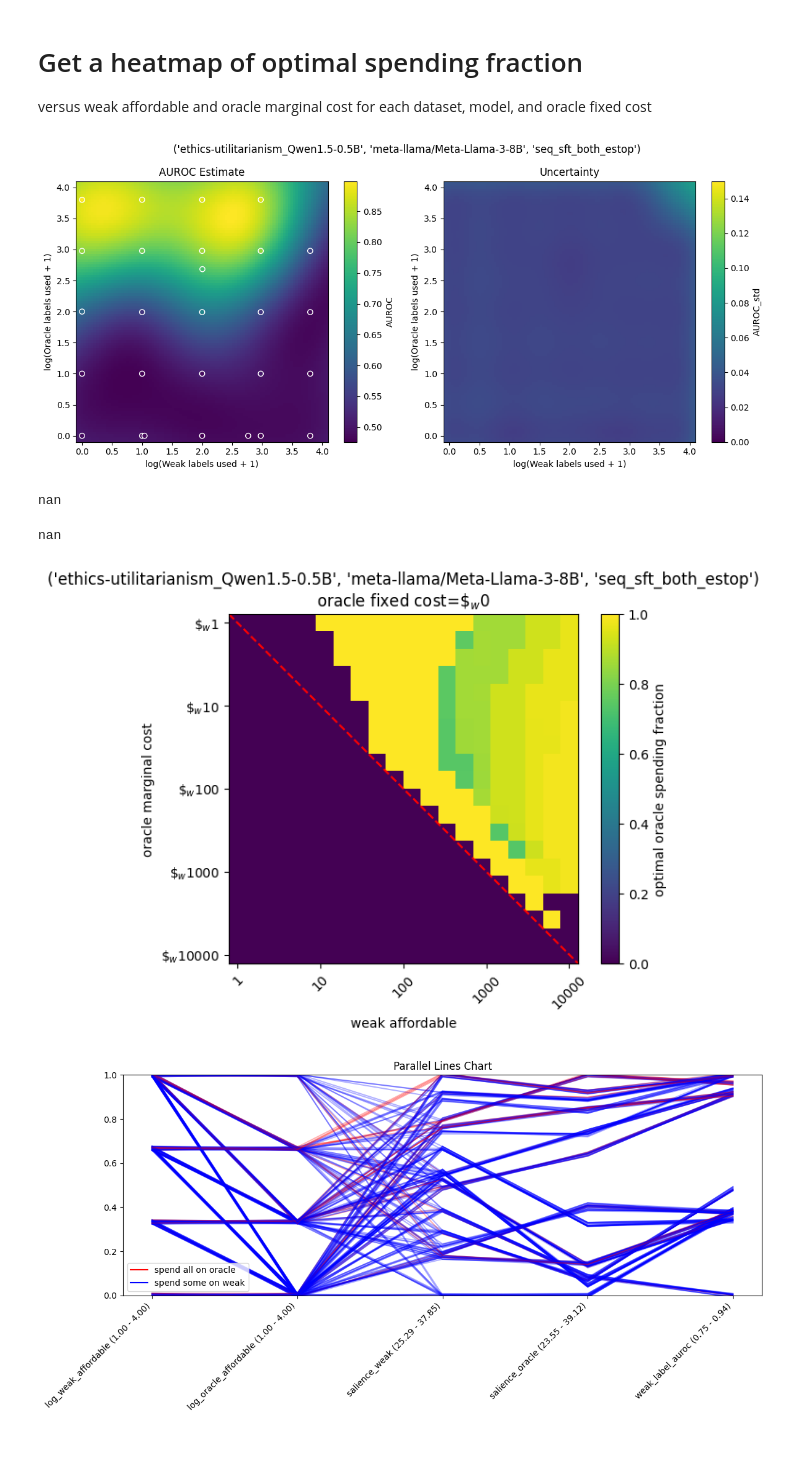
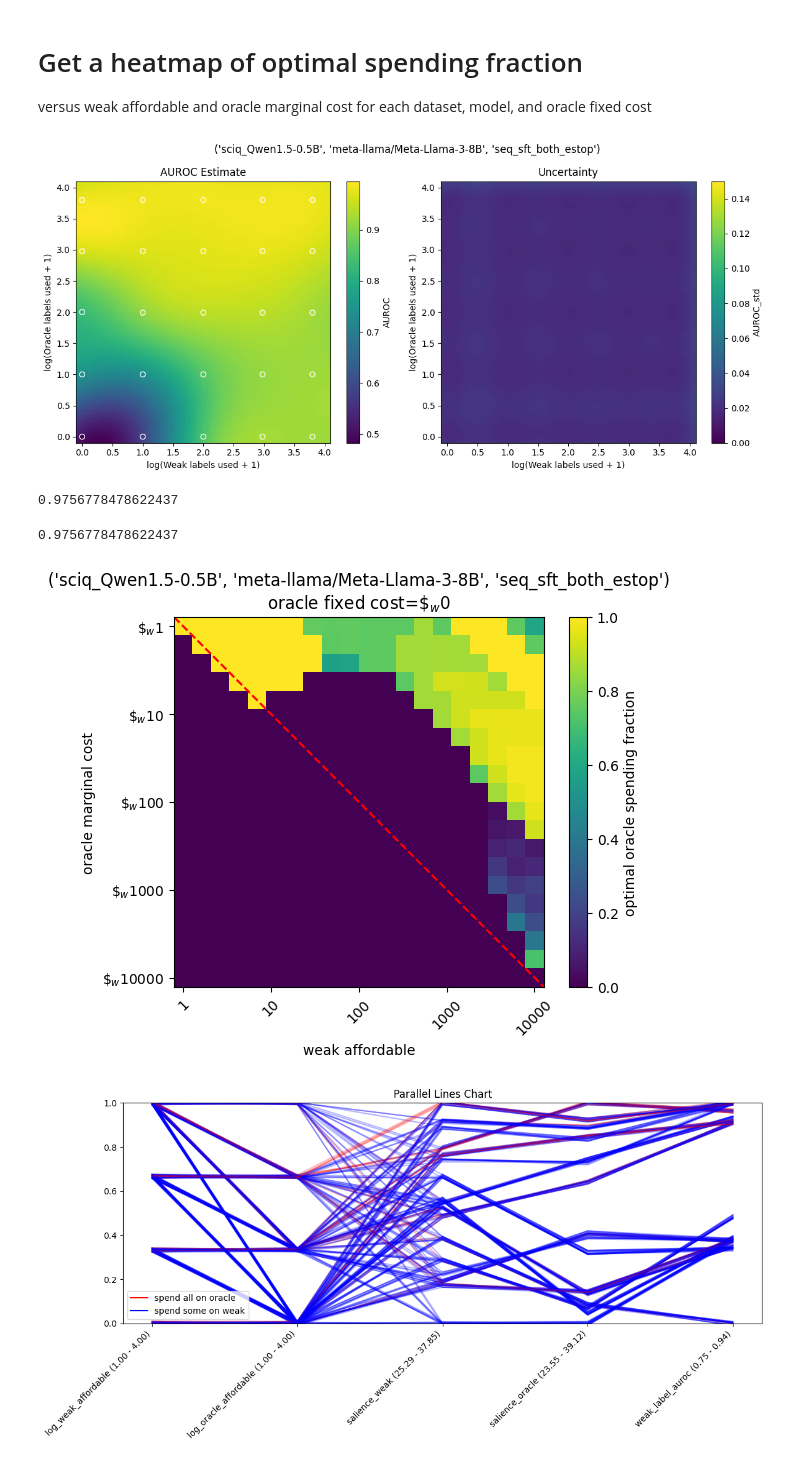
Before and after one commit to EleutherAI/scalable-elicitation, a Jupyter notebook: analysis.ipynb, the cells around one changed output. Drawn from its saved outputs; the diff is of its cells as text; code cells hidden in the pictures.

```diff
--- a/analysis.ipynb
+++ b/analysis.ipynb
@@ -75,7 +75,7 @@ def get_results_df(ds_names=None, patterns=None):
             if result := load_result(subdir):
                 results.append(result)
     results_df = pd.DataFrame(results)
-    results_df.set_index(["ds_name", "model_name"], inplace=True, drop=False)
+    results_df.set_index(["ds_name", "model_name", "sweep_name"], inplace=True, drop=False)
     return results_df
 
 reparam = "log({x} + 1)"
@@ -713,10 +581,10 @@ from sklearn.exceptions import ConvergenceWarning
 import warnings
 
 gp_models = []
-for row in tqdm(salience_df.iloc, total=len(salience_df)):
+for row_name in tqdm(results_df.index.unique(), total=len(results_df.index.unique())):
     for sweep_name in ["seq_sft_both_estop"]:
 
-        ds_name, model_name = row.name
+        ds_name, model_name, _ = row_name
         curr_df = results_df[(results_df["ds_name"] == ds_name) & (results_df["model_name"] == model_name) & (results_df["sweep_name"] == sweep_name)]
         if len(curr_df) == 0:
             continue
@@ -743,10 +611,10 @@ for row in tqdm(salience_df.iloc, total=len(salience_df)):
         row_data = {
             "ds_name": ds_name,
             "model_name": model_name,
-            "weak_label_auroc": row["weak_label_auroc"],
-            "weak_label_acc": row["weak_label_acc"],
-            "salience_weak": row["salience_weak"],
-            "salience_oracle": row["salience_oracle"],
+            # "weak_label_auroc": row["weak_label_auroc"],
+            # "weak_label_acc": row["weak_label_acc"],
+            # "salience_weak": row["salience_weak"],
+            # "salience_oracle": row["salience_oracle"],
             "sweep_name": sweep_name,
         }
         gp_models.append({
@@ -772,8 +640,10 @@ from matplotlib.colors import Normalize
 # Create a grid for prediction
 # ds_name = 'boolq_Qwen1.5-0.5B'
 # ds_name = 'boolq_Qwen1.5-0.5B_shuffled_err'
-ds_name = "ethics-utilitarianism_Qwen1.5-0.5B"
-# ds_name = "ethics-utilitarianism_Qwen1.5-0.5B_shuffled_err"
+# ds_name = "amazon_polarity_Qwen1.5-0.5B"
+# ds_name = "amazon_polarity_Qwen1.5-0.5B_shuffled_err"
+ds_name = "sciq_Qwen1.5-0.5B"
+# ds_name = "sciq_Qwen1.5-0.5B_shuffled_err"
 row_name = run_name = (ds_name,
   'meta-llama/Meta-Llama-3-8B',
   'seq_sft_both_estop')
@@ -782,42 +652,42 @@ X, y, gp = row["X"], row["y"], row["gp"]
 x_range = np.linspace(-0.1, 4.1, 100)
 y_range = np.linspace(-0.1, 4.1, 100)
 xx, yy = np.meshgrid(x_range, y_range)
 Xgrid = np.vstack([xx.ravel(), yy.ravel()]).T
 
 # Predict on the grid
 Z, Z_std = gp.predict(Xgrid, return_std=True)  # type: ignore
 Z, Z_std = Z.reshape(xx.shape), Z_std.reshape(xx.shape)
 
 # Plot
 fig, axs = plt.subplots(1, 2, figsize=(12, 5.5))
 ax = axs[0]
 im = ax.imshow(Z, extent=[x_range.min(), x_range.max(), y_range.min(), y_range.max()],
                origin='lower', aspect='auto', cmap='viridis')
 ax.scatter(X[:, 0], X[:, 1], c=y, cmap='viridis', edgecolors='w')
 plt.colorbar(im, label='AUROC')
 ax.set_xlabel(reparam.format(x="Weak labels used"))
 ax.set_ylabel(reparam.format(x="Oracle labels used"))
 ax.set_title("AUROC Estimate")
 ax = axs[1]
 im = ax.imshow(Z_std, extent=[x_range.min(), x_range.max(), y_range.min(), y_range.max()],
                origin='lower', aspect='auto', cmap='viridis', norm=Normalize(0, 0.15))
 plt.colorbar(im, label='AUROC_std')
 ax.set_xlabel(reparam.format(x="Weak labels used"))
 ax.set_ylabel(reparam.format(x="Oracle labels used"))
 ax.set_title("Uncertainty")
 plt.suptitle(f"{row_name}")
 plt.tight_layout()
 plt.show()
 # %% [output]
-[figure, old version]
+[figure, new version]
 # %%
 y[(X[:, 0] < 1) & (X[:, 1] >= 2.9)].mean()
 # %% [output]
-nan
+0.9756778478622437
 # %%
 y[(X[:, 0] < 1) & (X[:, 1] >= 2.9)].mean()
 # %% [output]
-nan
+0.9756778478622437
 # %%
 # makes a plot with
 # x=weak_affordable, y=oracle_affordable, and color=optimal_spending_frac as a heatmap/imshow
@@ -873,7 +743,7 @@ plt.xlabel("weak affordable")
 plt.colorbar(label="optimal oracle spending fraction")
 plt.show()
 # %% [output]
-[figure, old version]
+[figure, new version]
 # %%
 import matplotlib.pyplot as plt
 import numpy as np
```
Also changed, not shown: parts of 24 cells of this notebook, 5 other files.
